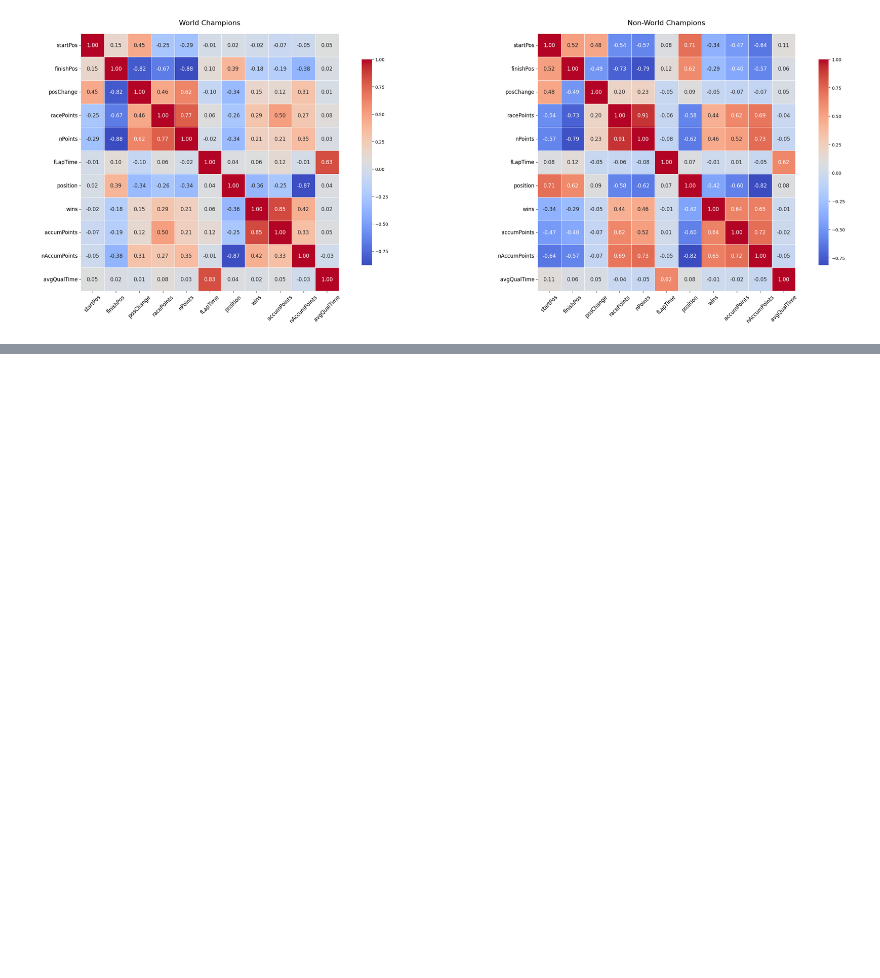
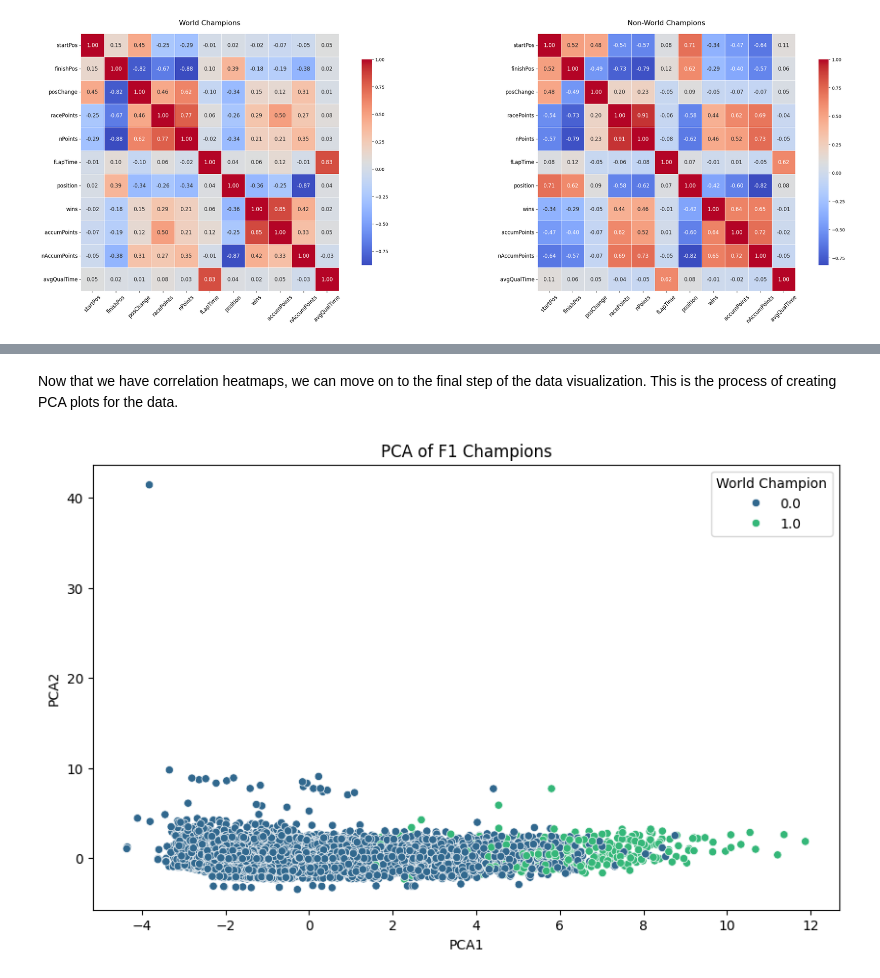
Before and after one commit to BTJvanDi/MSB1015, a Jupyter notebook: Data_Visualization.ipynb, the cells around one changed output, grey strips where cells are left out. Cells and saved outputs as stored; diff of their text form; code cells hidden in the pictures; blank space fills up the shorter version.

```diff
--- a/Data_Visualization.ipynb
+++ b/Data_Visualization.ipynb
@@ -187,0 +141,27 @@ Passing `palette` without assigning `hue` is deprecated and will be removed in v
+# %% [markdown]
+Now that we have correlation heatmaps, we can move on to the final step of the data visualization. This is the process of creating PCA plots for the data.
+# %%
+# standardize the features
+from sklearn.preprocessing import StandardScaler
+
+numeric_features_f = df_f.select_dtypes(include=[np.number]).drop(columns=exclude_cols)
+
+scaler = StandardScaler()
+scaled_features_f = scaler.fit_transform(numeric_features_f)
+
+# apply PCA
+pca = PCA(n_components=2)
+pca_result_f = pca.fit_transform(scaled_features_f)
+pca_df_f = pd.DataFrame(data=pca_result_f, columns=['PCA1', 'PCA2'])
+pca_df_f['worldChamp'] = df_f['worldChamp'].values
+
+# plot PCA results
+plt.figure(figsize=(10, 6))
+sns.scatterplot(data=pca_df_f, x='PCA1', y='PCA2', hue='worldChamp', palette='viridis')
+plt.title('PCA of F1 Champions')
+plt.xlabel('PCA1')
+plt.ylabel('PCA2')
+plt.legend(title='World Champion')
+plt.show()
+# %% [output]
+[figure, added]
```
Also changed, not shown: parts of 3 cells of this notebook.
